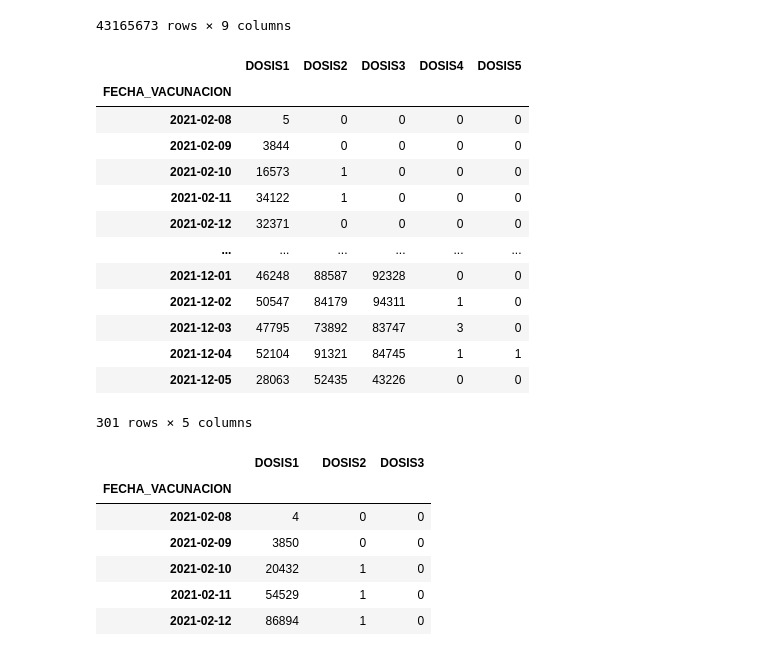
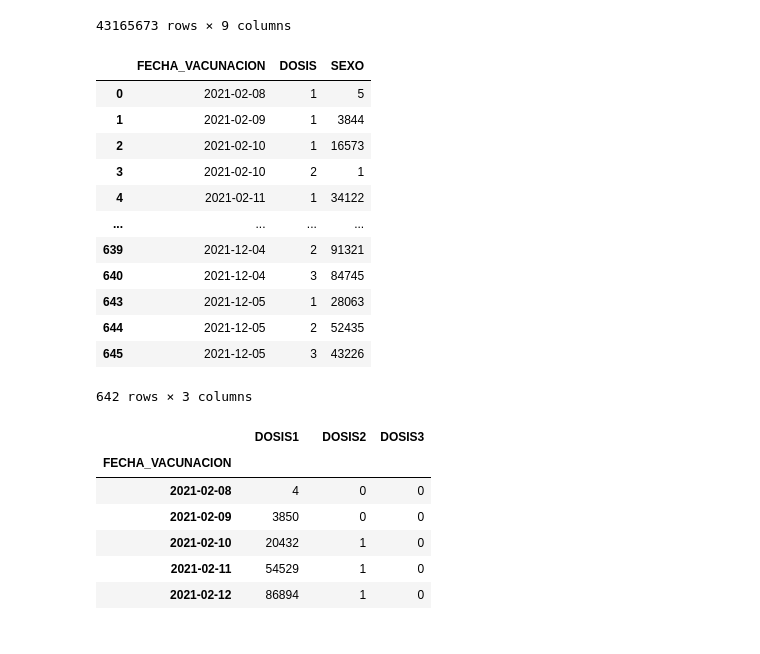
Before and after one commit to annaabsi/git-scraper-vacunacion, a Jupyter notebook: notebooks/scraper.ipynb, the cells around one changed output. Saved outputs shown, nothing was run; the diff lists cells and outputs as text; code cells hidden in the pictures.

Commit message:
errores dosis 4 y 5 solucionado

```diff
--- a/notebooks/scraper.ipynb
+++ b/notebooks/scraper.ipynb
@@ -22,27 +22,27 @@ df
 # %%
 #DIARIO DOSIS 1 Y DOSIS 2
 df_ambas_dosis=df[['FECHA_VACUNACION','DOSIS','SEXO']].groupby(['FECHA_VACUNACION','DOSIS']).count()
 df_ambas_dosis=df_ambas_dosis.reset_index()
-df_ambas_dosis=df_ambas_dosis.pivot(index='FECHA_VACUNACION', columns='DOSIS', values='SEXO')
-df_ambas_dosis=df_ambas_dosis.rename_axis(None, axis=1)
-df_ambas_dosis.columns=['DOSIS1','DOSIS2','DOSIS3','DOSIS4','DOSIS5']
-df_ambas_dosis=df_ambas_dosis.fillna(0).astype('int')
+df_ambas_dosis=df_ambas_dosis[df_ambas_dosis['DOSIS'].isin([1,2,3])]
+# df_ambas_dosis=df_ambas_dosis.pivot(index='FECHA_VACUNACION', columns='DOSIS', values='SEXO')
+# df_ambas_dosis=df_ambas_dosis.rename_axis(None, axis=1)
+# df_ambas_dosis.columns=['DOSIS1','DOSIS2','DOSIS3']
+# df_ambas_dosis=df_ambas_dosis.fillna(0).astype('int')
 df_ambas_dosis
 # %% [output]
-|  | DOSIS1 | DOSIS2 | DOSIS3 | DOSIS4 | DOSIS5 |
-| FECHA_VACUNACION |  |  |  |  |  |
-| 2021-02-08 | 5 | 0 | 0 | 0 | 0 |
-| 2021-02-09 | 3844 | 0 | 0 | 0 | 0 |
-| 2021-02-10 | 16573 | 1 | 0 | 0 | 0 |
-| 2021-02-11 | 34122 | 1 | 0 | 0 | 0 |
-| 2021-02-12 | 32371 | 0 | 0 | 0 | 0 |
-| ... | ... | ... | ... | ... | ... |
-| 2021-12-01 | 46248 | 88587 | 92328 | 0 | 0 |
-| 2021-12-02 | 50547 | 84179 | 94311 | 1 | 0 |
-| 2021-12-03 | 47795 | 73892 | 83747 | 3 | 0 |
-| 2021-12-04 | 52104 | 91321 | 84745 | 1 | 1 |
-| 2021-12-05 | 28063 | 52435 | 43226 | 0 | 0 |
+|  | FECHA_VACUNACION | DOSIS | SEXO |
+| 0 | 2021-02-08 | 1 | 5 |
+| 1 | 2021-02-09 | 1 | 3844 |
+| 2 | 2021-02-10 | 1 | 16573 |
+| 3 | 2021-02-10 | 2 | 1 |
+| 4 | 2021-02-11 | 1 | 34122 |
+| ... | ... | ... | ... |
+| 639 | 2021-12-04 | 2 | 91321 |
+| 640 | 2021-12-04 | 3 | 84745 |
+| 643 | 2021-12-05 | 1 | 28063 |
+| 644 | 2021-12-05 | 2 | 52435 |
+| 645 | 2021-12-05 | 3 | 43226 |
-301 rows × 5 columns
+642 rows × 3 columns
 # %%
 #ACUMULADO DOSIS 1 Y DOSIS 2
 df_ambas_dosis_cum=df_ambas_dosis.cumsum()
```
Also changed, not shown: parts of 1 cell of this notebook, 1 other file.
